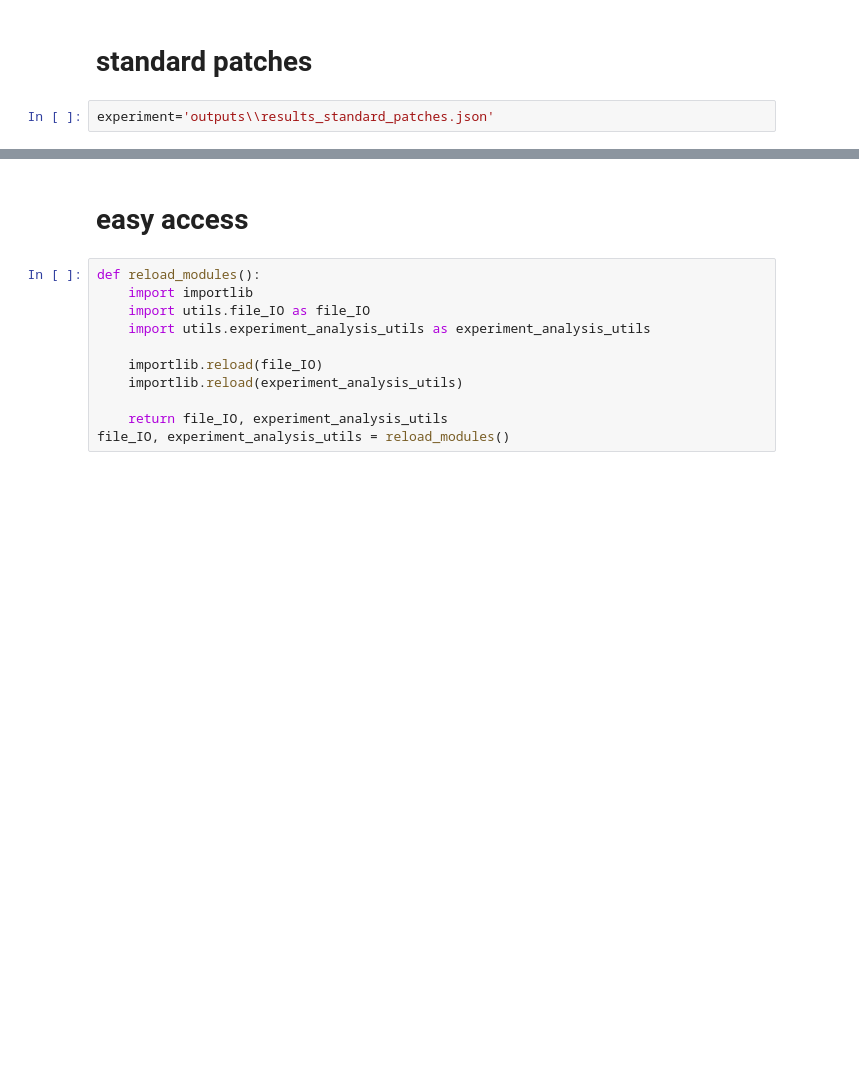
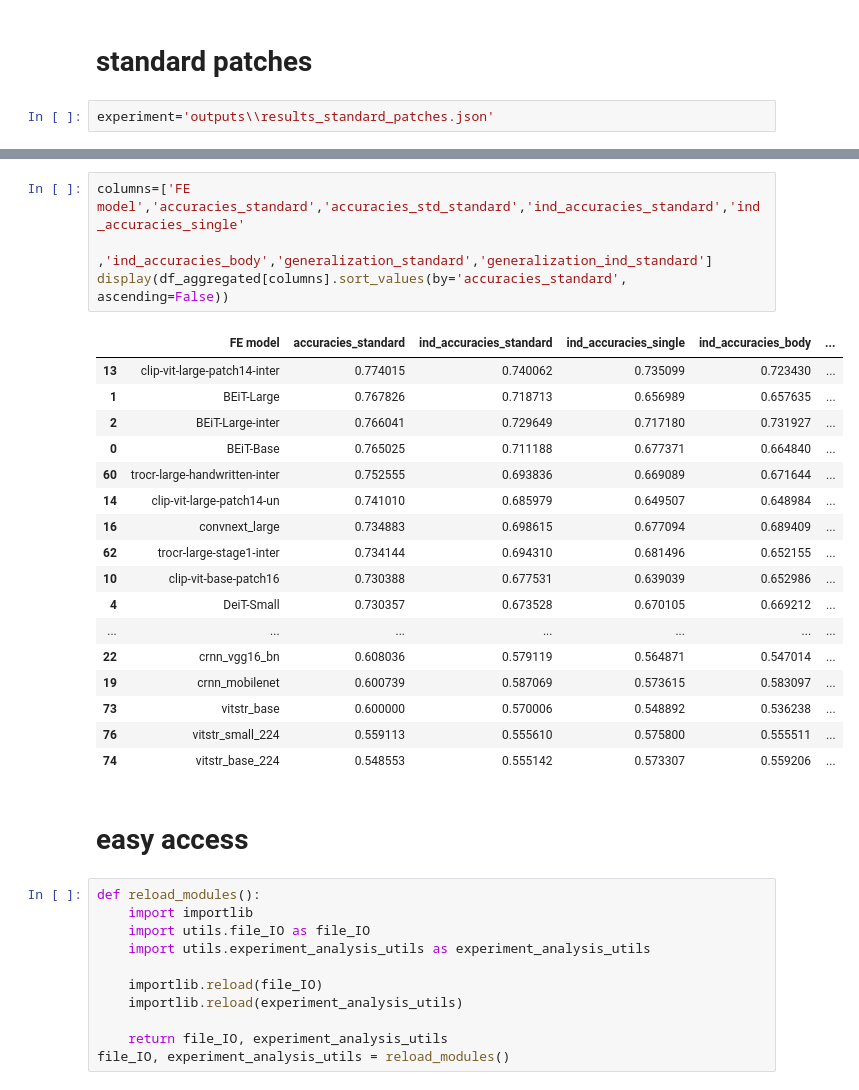
Before and after one commit to gitMorelli/gender_detection, a Jupyter notebook: notebooks/model_comparison_experiment/experiment_analysis.ipynb, the cells around one changed output, grey strips where cells are left out. Cells and saved outputs as stored; diff of their text form; blank space fills up the shorter version.

```diff
--- a/notebooks/model_comparison_experiment/experiment_analysis.ipynb
+++ b/notebooks/model_comparison_experiment/experiment_analysis.ipynb
@@ -74,3 +196,25 @@ Saved table image to: df_standard_patches_table_sig4.png
+# %%
+columns=['FE model','accuracies_standard','accuracies_std_standard','ind_accuracies_standard','ind_accuracies_single'
+         ,'ind_accuracies_body','generalization_standard','generalization_ind_standard']
+display(df_aggregated[columns].sort_values(by='accuracies_standard', ascending=False))
+# %% [output]
+|  | FE model | accuracies_standard | ind_accuracies_standard | ind_accuracies_single | ind_accuracies_body | ... |
+| 13 | clip-vit-large-patch14-inter | 0.774015 | 0.740062 | 0.735099 | 0.723430 | ... |
+| 1 | BEiT-Large | 0.767826 | 0.718713 | 0.656989 | 0.657635 | ... |
+| 2 | BEiT-Large-inter | 0.766041 | 0.729649 | 0.717180 | 0.731927 | ... |
+| 0 | BEiT-Base | 0.765025 | 0.711188 | 0.677371 | 0.664840 | ... |
+| 60 | trocr-large-handwritten-inter | 0.752555 | 0.693836 | 0.669089 | 0.671644 | ... |
+| 14 | clip-vit-large-patch14-un | 0.741010 | 0.685979 | 0.649507 | 0.648984 | ... |
+| 16 | convnext_large | 0.734883 | 0.698615 | 0.677094 | 0.689409 | ... |
+| 62 | trocr-large-stage1-inter | 0.734144 | 0.694310 | 0.681496 | 0.652155 | ... |
+| 10 | clip-vit-base-patch16 | 0.730388 | 0.677531 | 0.639039 | 0.652986 | ... |
+| 4 | DeiT-Small | 0.730357 | 0.673528 | 0.670105 | 0.669212 | ... |
+| ... | ... | ... | ... | ... | ... | ... |
+| 22 | crnn_vgg16_bn | 0.608036 | 0.579119 | 0.564871 | 0.547014 | ... |
+| 19 | crnn_mobilenet | 0.600739 | 0.587069 | 0.573615 | 0.583097 | ... |
+| 73 | vitstr_base | 0.600000 | 0.570006 | 0.548892 | 0.536238 | ... |
+| 76 | vitstr_small_224 | 0.559113 | 0.555610 | 0.575800 | 0.555511 | ... |
+| 74 | vitstr_base_224 | 0.548553 | 0.555142 | 0.573307 | 0.559206 | ... |
 # %% [markdown]
 # easy access
 # %%
```
Also changed, not shown: parts of 14 cells of this notebook, 26 other files.
